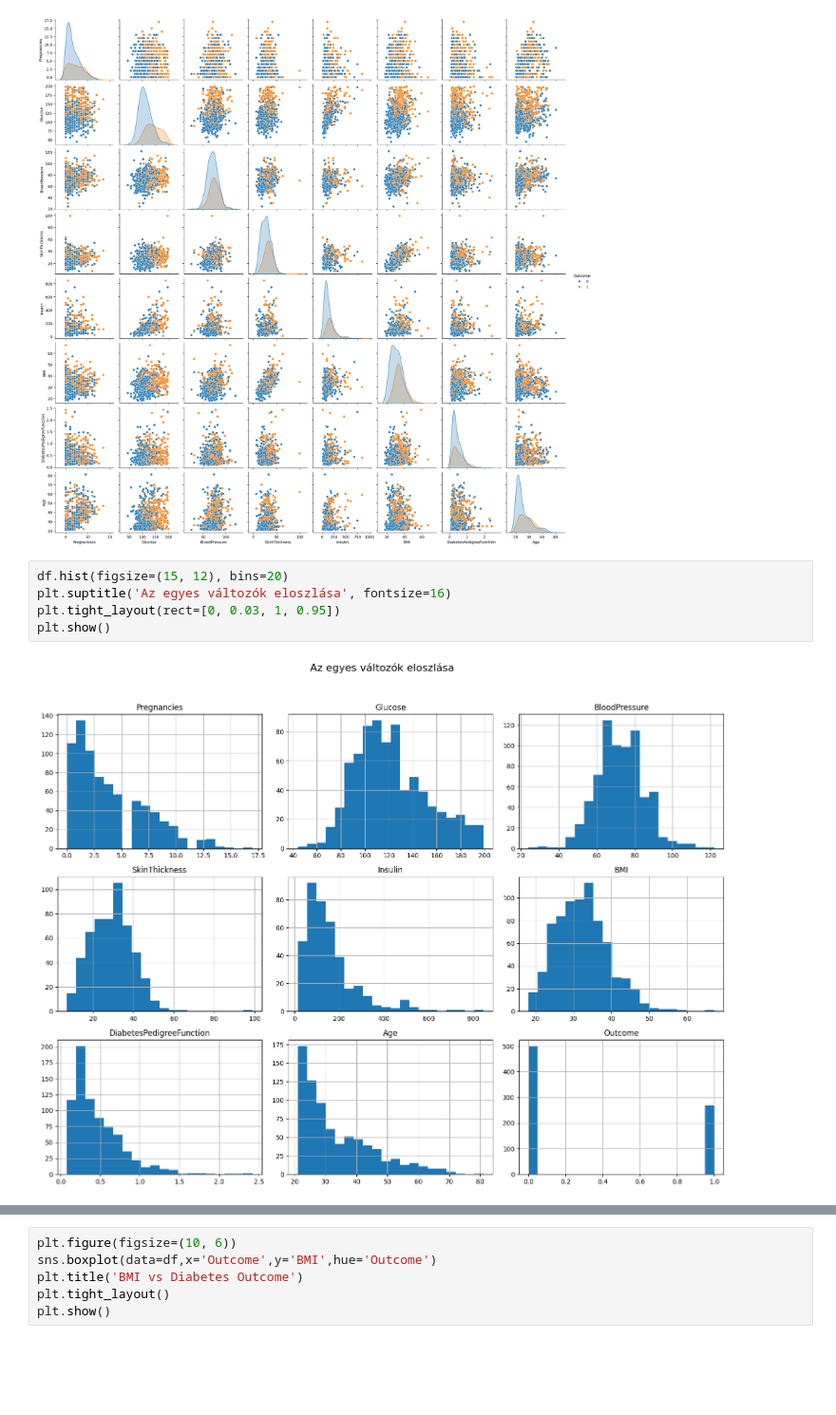
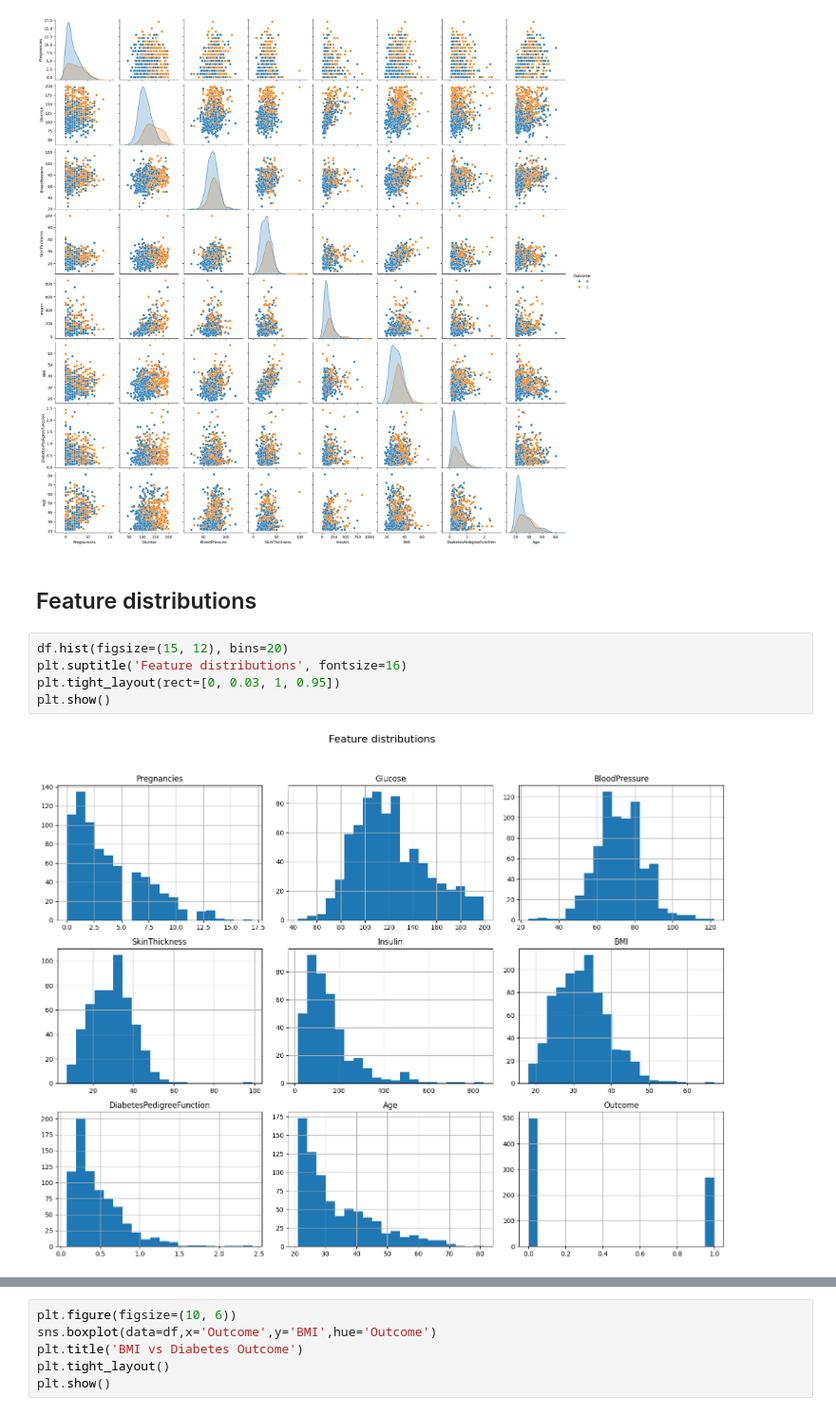
Before and after one commit to Handras18/Diabetes-Classification, a Jupyter notebook: 01_eda.ipynb, the cells around one changed output, grey strips where cells are left out. Shown at 95% size. Drawn from its saved outputs; the diff is of its cells as text; blank space fills up the shorter version.

```diff
--- a/01_eda.ipynb
+++ b/01_eda.ipynb
@@ -112,10 +124,12 @@ sns.pairplot(data=df,hue='Outcome')
 # %% [output]
 <seaborn.axisgrid.PairGrid at 0x...>
 [figure]
+# %% [markdown]
+## Feature distributions
 # %%
 df.hist(figsize=(15, 12), bins=20)
-plt.suptitle('Az egyes változók eloszlása', fontsize=16)
+plt.suptitle('Feature distributions', fontsize=16)
 plt.tight_layout(rect=[0, 0.03, 1, 0.95])
 plt.show()
 # %% [output]
-[figure, old version]
+[figure, new version]
```
Also changed, not shown: parts of 10 cells of this notebook.
